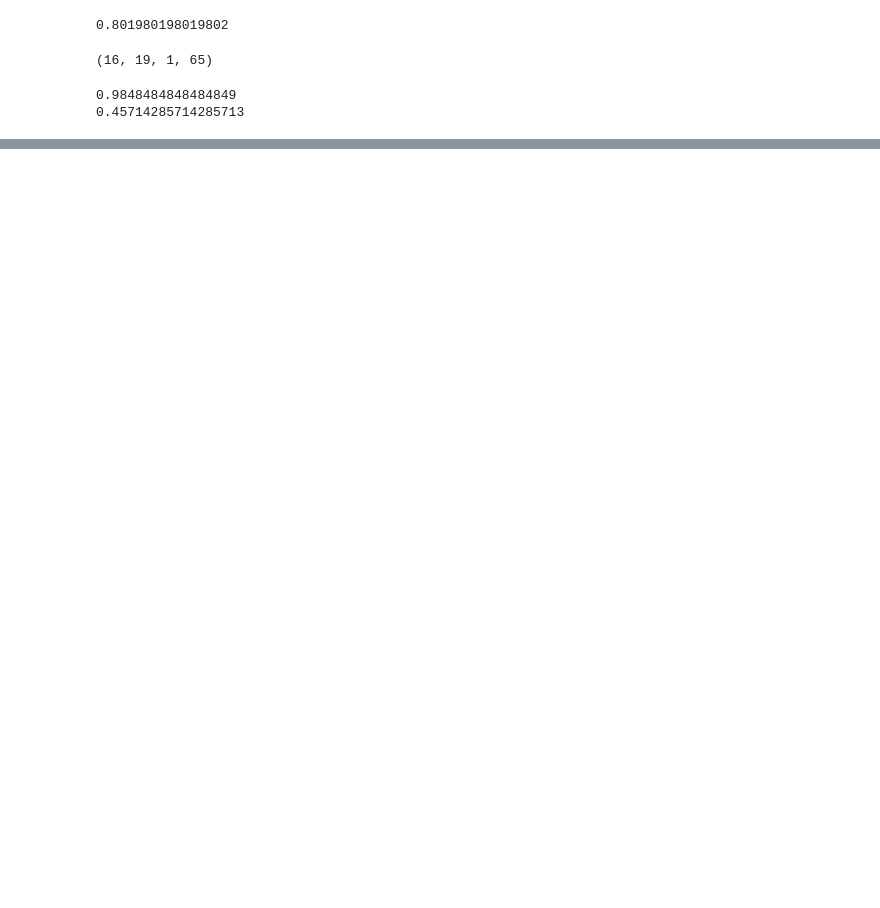
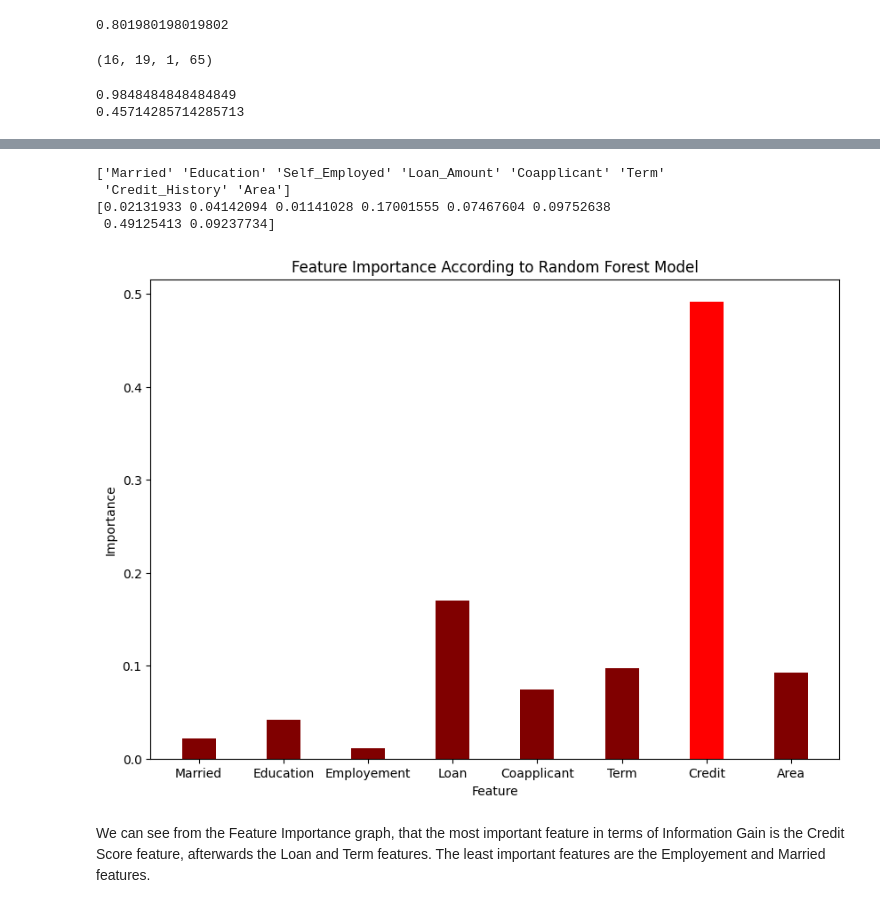
Before and after one commit to yaahle/Final-Project-Lab, a Jupyter notebook: Project/Models.ipynb, the cells around one changed output, grey strips where cells are left out. Saved outputs shown, nothing was run; the diff lists cells and outputs as text; code cells hidden in the pictures; blank space fills up the shorter version.

```diff
--- a/Project/Models.ipynb
+++ b/Project/Models.ipynb
@@ -113,0 +210,23 @@ print(Specificity)
+# %%
+print(forest_model.feature_names_in_)
+print(forest_model.feature_importances_)
+# %% [output]
+['Married' 'Education' 'Self_Employed' 'Loan_Amount' 'Coapplicant' 'Term'
+ 'Credit_History' 'Area']
+[0.02131933 0.04142094 0.01141028 0.17001555 0.07467604 0.09752638
+ 0.49125413 0.09237734]
+# %%
+names = ["Married","Education","Employement","Loan","Coapplicant","Term","Credit","Area"]
+colors = ["maroon"] * 6 + ["red"] + ["maroon"]
+fig = plt.figure(figsize =(10, 7))
+plt.bar(names, forest_model.feature_importances_, color = colors, width = 0.4)
+
+plt.ylabel("Importance")
+plt.xlabel("Feature")
+plt.title("Feature Importance According to Random Forest Model")
+
+plt.show()
+# %% [output]
+[figure, added]
+# %% [markdown]
+We can see from the Feature Importance graph, that the most important feature in terms of Information Gain is the Credit Score feature, afterwards the Loan and Term features. The least important features are the Employement and Married features.
```
Also changed, not shown: parts of 20 cells of this notebook.
